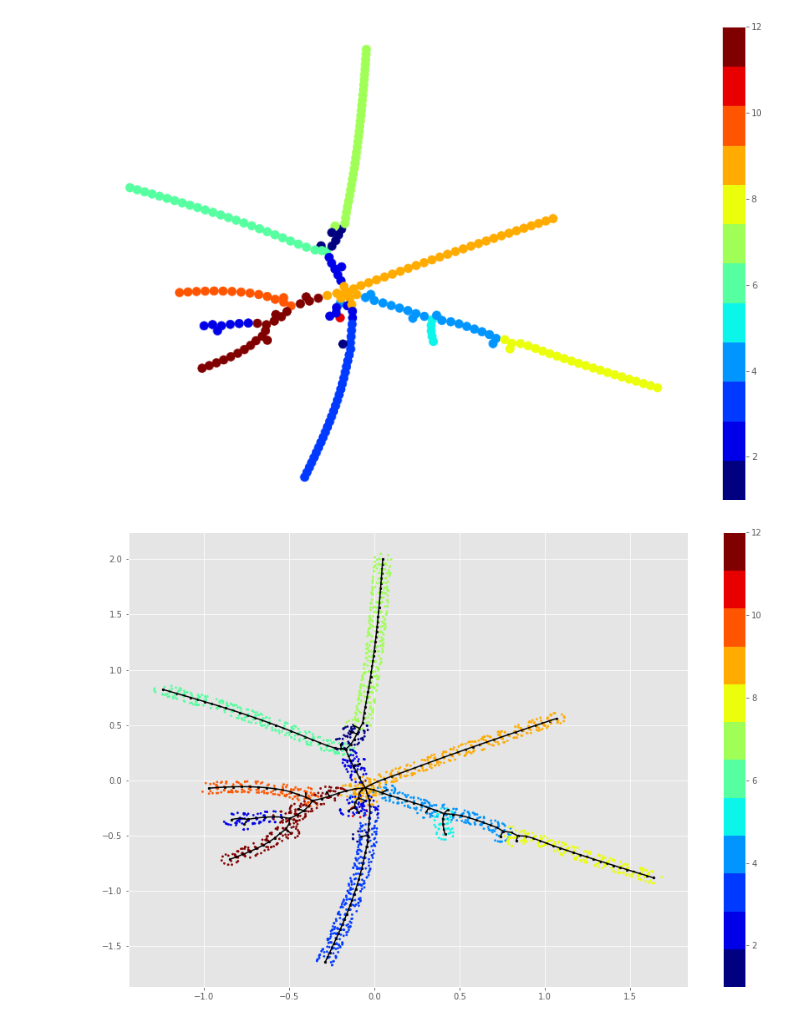
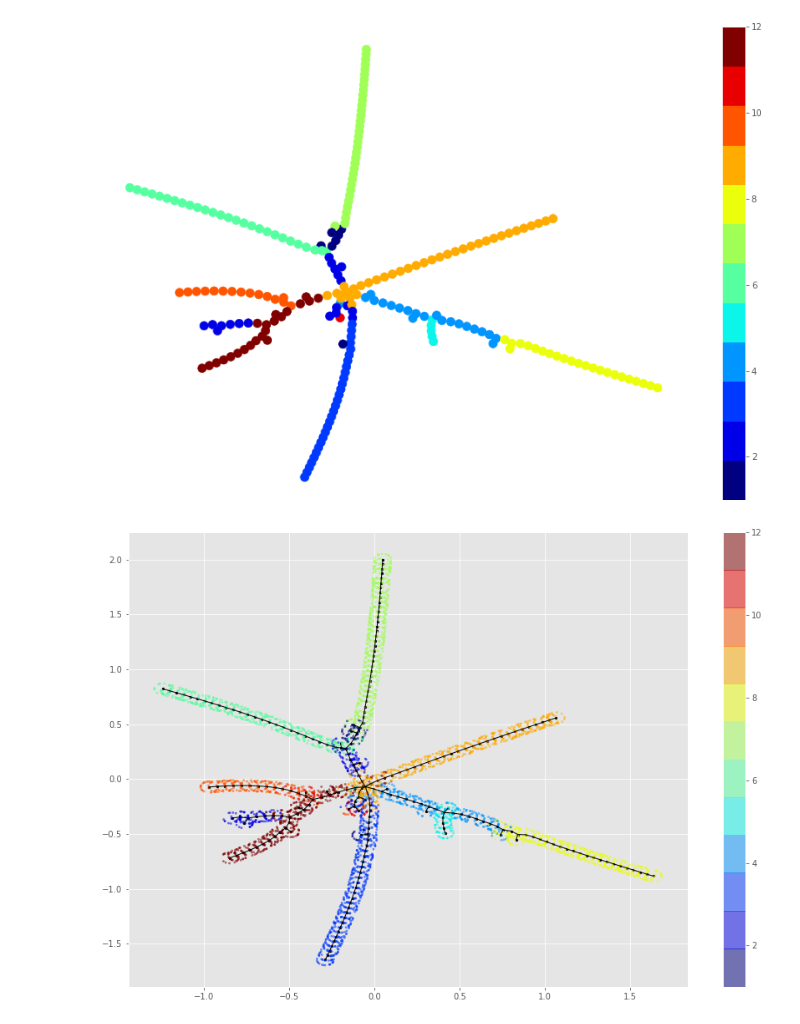
Before and after one commit to auranic/LizardBrain, a Jupyter notebook: plot_compare_methods.ipynb, the cells around one changed output. Cells and saved outputs as stored; diff of their text form; code cells hidden in the pictures.

Commit message:
elpi plot

```diff
--- a/plot_compare_methods.ipynb
+++ b/plot_compare_methods.ipynb
@@ -217,10 +217,12 @@ print("ElPiGraph: %.2g sec" % (t1 - t0))
 
 #ASSOCIATE EACH NODE WITH KNN DATAPOINTS
 Edges2 = Edges
-partition, dists = knnsearch(X,NodeP,80)
+partition, dists = knnsearch(X,NodeP,20)
+pie_col_nodes = []
 main_col_nodes = []
 for i0,i in enumerate(partition):
-    main_col_nodes.append(color[np.argmax(np.bincount(partition[i0]))])
+    pie_col_nodes.append(color[partition[i0]])
+    main_col_nodes.append(np.argmax(np.bincount(color[partition[i0]])))
 
 
 ### Draw graph
@@ -536,28 +538,28 @@ The iterable function was deprecated in Matplotlib 3.1 and will be removed in 3.
 # %%
 plt.figure(figsize=(15,10))
 # Scatter nodes
 idx=np.array([pos[i] for i in range(len(pos))])
 plt.scatter(idx[:,0],idx[:,1],s=8,c='black')
 
 #Plot datapoints in circle around nodes
 for i in range(len(partition)):
     # radius of the circle
     r = .05
     # random angle
     alpha = 2 * np.pi * np.random.random(size=partition.shape[1])
     # calculating coordinates
     x = r * np.cos(alpha) + idx[i,0]
     y = r * np.sin(alpha) + idx[i,1]
 
     #plt.scatter(x,y,c=[main_col_nodes[i]]*len(x),s=5,cmap=discrete_cmap(12,cmap))
-    plt.scatter(x,y,c=pie_,s=5,cmap=discrete_cmap(12,cmap))
+    plt.scatter(x,y,c=pie_col_nodes[i],s=5,cmap=discrete_cmap(12,cmap),alpha=.5)
 
     plt.clim(1,12)
 plt.colorbar()
 #Plot edges
 for i in range(Edges.shape[1]):
     x_coo = np.concatenate((idx[Edges2[0,i],[0]],idx[Edges2[1,i],[0]]))
     y_coo = np.concatenate((idx[Edges2[0,i],[1]],idx[Edges2[1,i],[1]]))
-    plt.plot(x_coo,y_coo,c='black')
+    plt.plot(x_coo,y_coo,c='black',linewidth=1)
 # %% [output]
-[figure, old version]
+[figure, new version]
```
